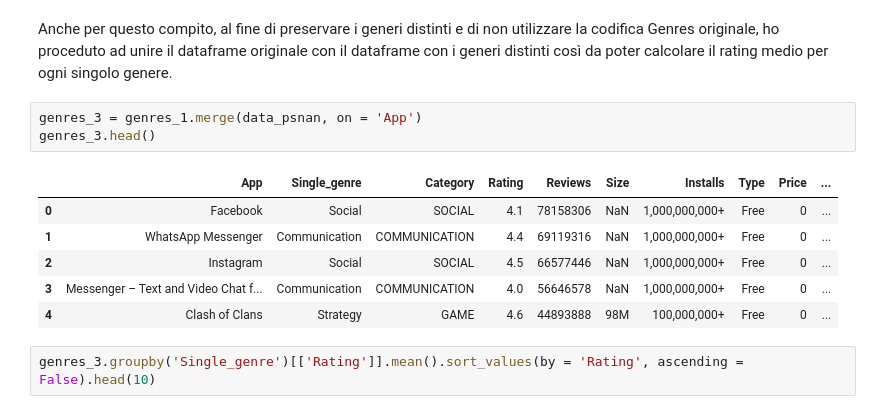
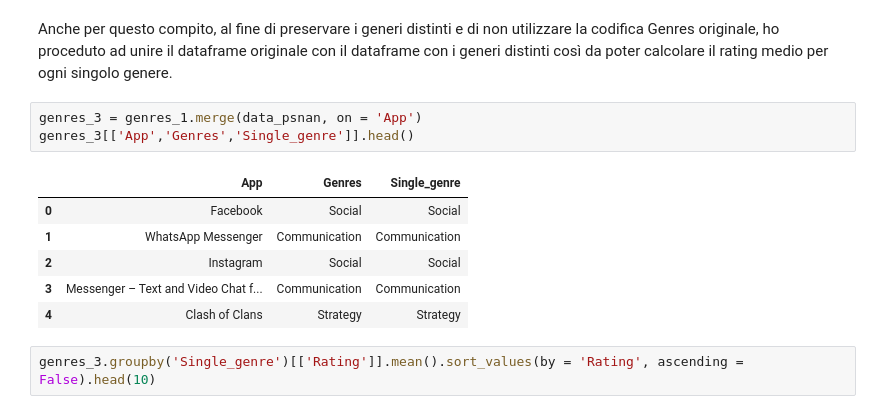
Before and after one commit to faber6911/Foundation-of-Computer-Science-project, a Jupyter notebook: FOCS_Project.ipynb, the cells around one changed output. Drawn from its saved outputs; the diff is of its cells as text.

```diff
--- a/FOCS_Project.ipynb
+++ b/FOCS_Project.ipynb
@@ -354,14 +333,14 @@ genres_2[genres_2['App'] == 'Coloring book moana'][['App','Genres', 'Art & Desig
 Anche per questo compito, al fine di preservare i generi distinti e di non utilizzare la codifica Genres originale, ho proceduto ad unire il dataframe originale con il dataframe con i generi distinti così da poter calcolare il rating medio per ogni singolo genere.
 # %%
 genres_3 = genres_1.merge(data_psnan, on = 'App')
-genres_3.head()
+genres_3[['App','Genres','Single_genre']].head()
 # %% [output]
-|  | App | Single_genre | Category | Rating | Reviews | Size | Installs | Type | Price | ... |
-| 0 | Facebook | Social | SOCIAL | 4.1 | 78158306 | NaN | 1,000,000,000+ | Free | 0 | ... |
-| 1 | WhatsApp Messenger | Communication | COMMUNICATION | 4.4 | 69119316 | NaN | 1,000,000,000+ | Free | 0 | ... |
-| 2 | Instagram | Social | SOCIAL | 4.5 | 66577446 | NaN | 1,000,000,000+ | Free | 0 | ... |
-| 3 | Messenger – Text and Video Chat f... | Communication | COMMUNICATION | 4.0 | 56646578 | NaN | 1,000,000,000+ | Free | 0 | ... |
-| 4 | Clash of Clans | Strategy | GAME | 4.6 | 44893888 | 98M | 100,000,000+ | Free | 0 | ... |
+|  | App | Genres | Single_genre |
+| 0 | Facebook | Social | Social |
+| 1 | WhatsApp Messenger | Communication | Communication |
+| 2 | Instagram | Social | Social |
+| 3 | Messenger – Text and Video Chat f... | Communication | Communication |
+| 4 | Clash of Clans | Strategy | Strategy |
 # %%
 genres_3.groupby('Single_genre')[['Rating']].mean().sort_values(by = 'Rating', ascending = False).head(10)
 # %% [output]
```
Also changed, not shown: parts of 28 cells of this notebook.
